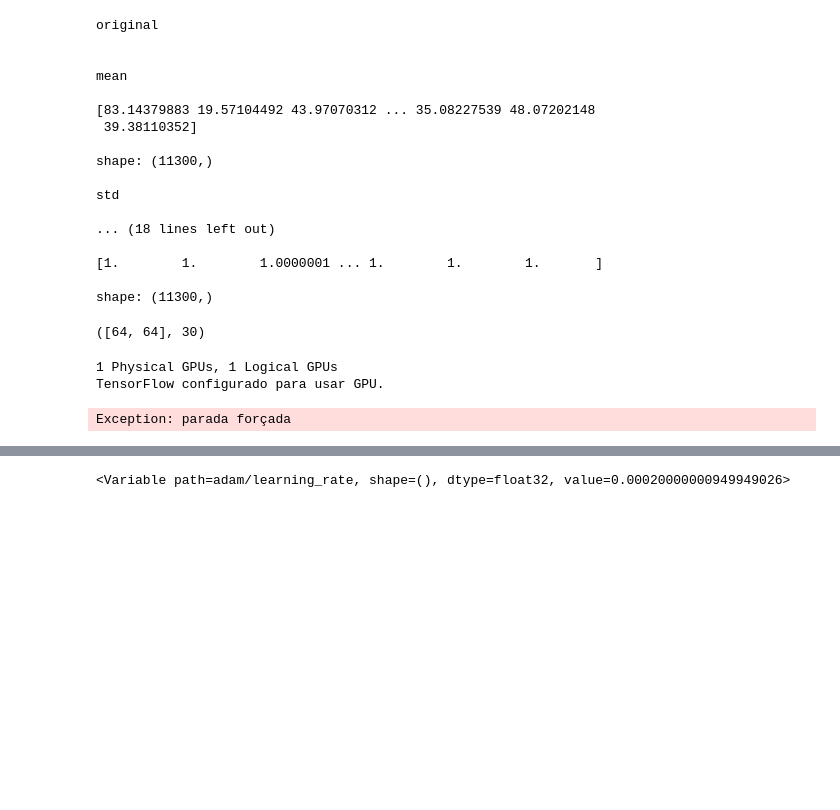
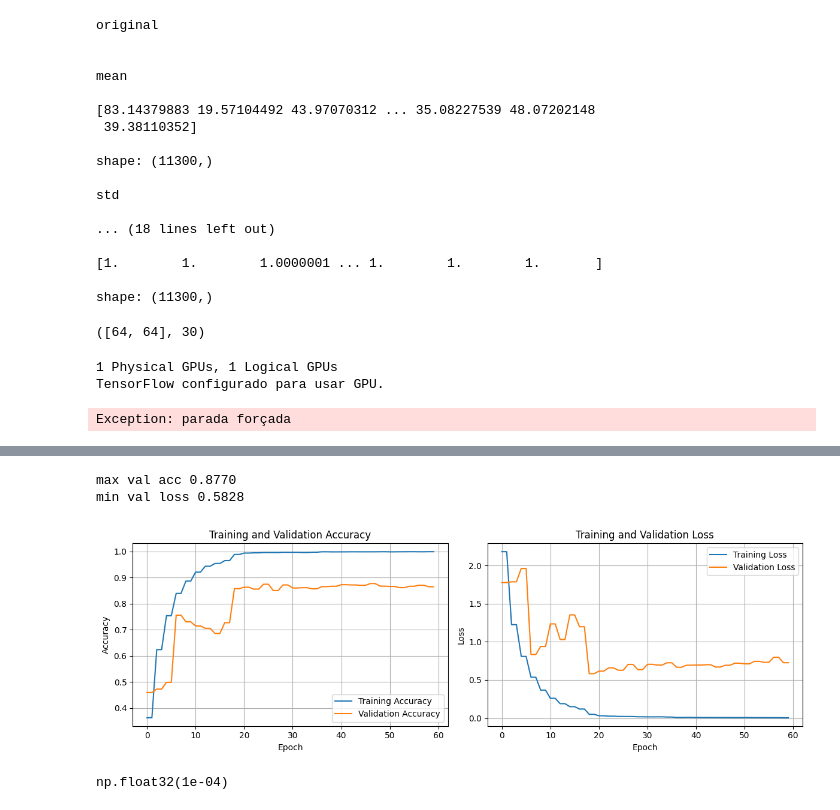
Before and after one commit to gabrielbarata/MVP-machine-learning, a Jupyter notebook: MVP_machine_learning.ipynb, the cells around one changed output, grey strips where cells are left out. Saved outputs shown, nothing was run; the diff lists cells and outputs as text; code cells hidden in the pictures; blank space fills up the shorter version.

```diff
--- a/MVP_machine_learning.ipynb
+++ b/MVP_machine_learning.ipynb
@@ -1059,7 +1083,13 @@ min val loss 0.4834
+# %%
+plot_history(history)
+# %% [output]
+max val acc 0.8770
+min val loss 0.5828
+[figure, added]
 # %%
-model_temp.optimizer.learning_rate
+model_temp.optimizer.learning_rate.value.numpy()
 # %% [output]
-<Variable path=adam/learning_rate, shape=(), dtype=float32, value=0.00020000000949949026>
+np.float32(1e-04)
 # %%
 model = get_best_model(current_x_val, current_x_test)
 # %% [output]
```
Also changed, not shown: parts of 5 cells of this notebook.
